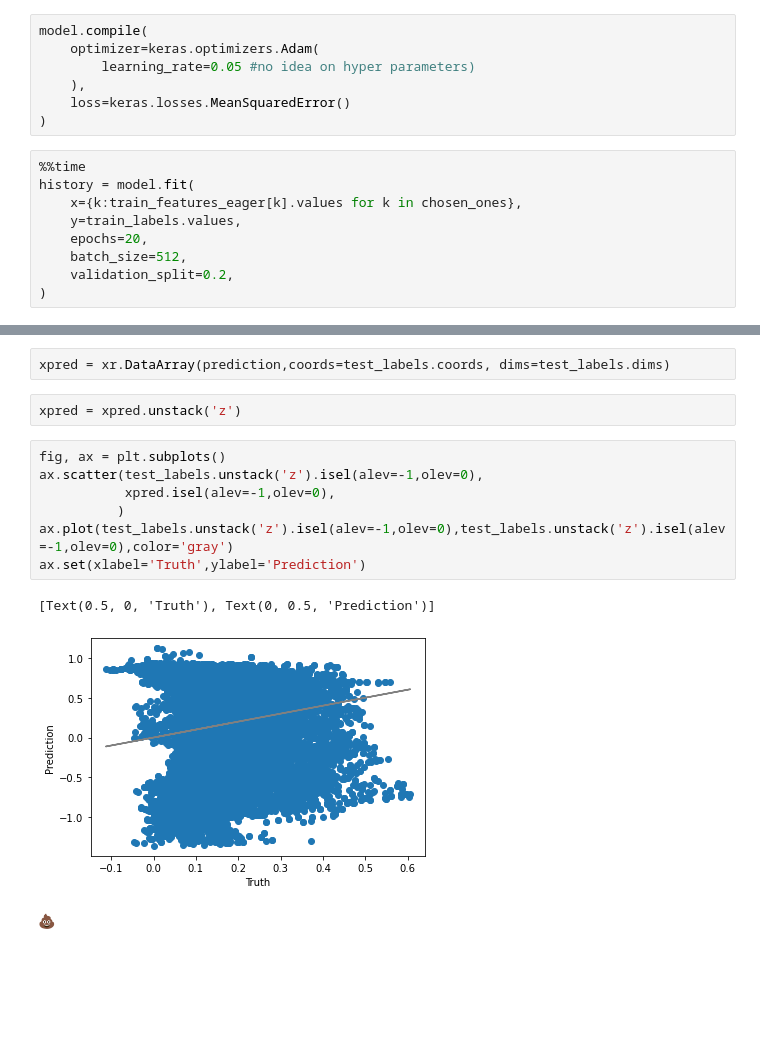
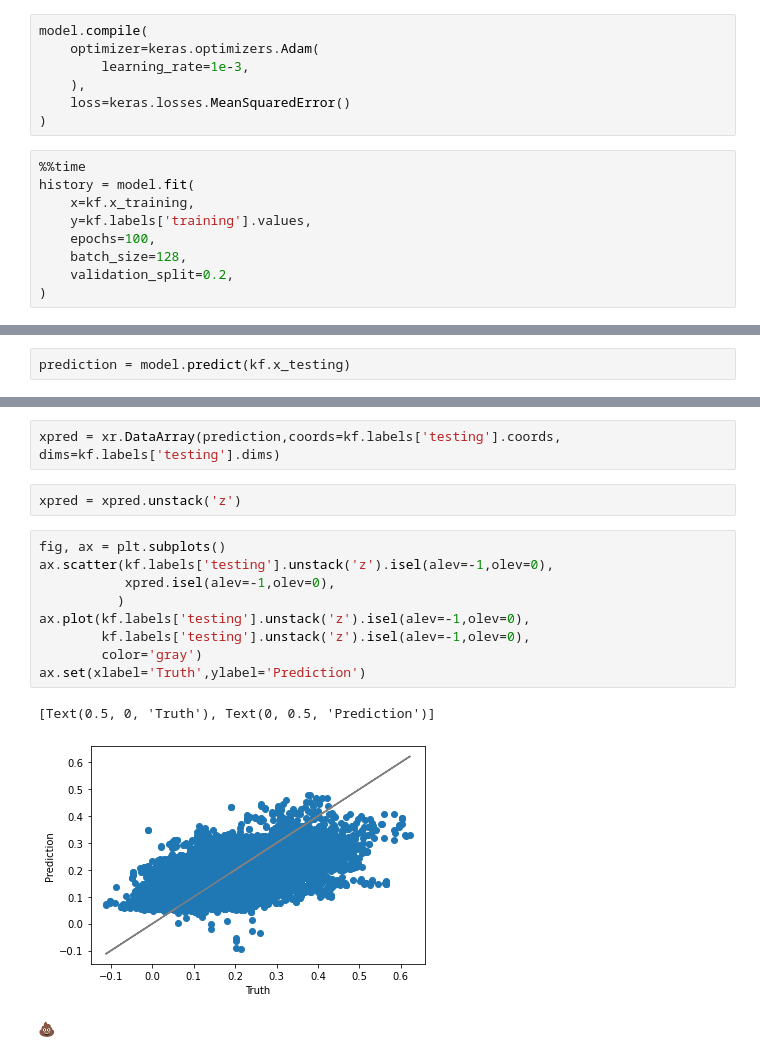
Before and after one commit to timothyas/mlcdc, a Jupyter notebook: notebooks/linear_regression.ipynb, the cells around one changed output, grey strips where cells are left out. Saved outputs shown, nothing was run; the diff lists cells and outputs as text; blank space fills up the shorter version.

```diff
--- a/notebooks/linear_regression.ipynb
+++ b/notebooks/linear_regression.ipynb
@@ -464,17 +185,17 @@ and [keras optimizers](https://keras.io/api/optimizers/)
 # %%
 model.compile(
     optimizer=keras.optimizers.Adam(
-        learning_rate=0.05 #no idea on hyper parameters)
+        learning_rate=1e-3,
     ),
     loss=keras.losses.MeanSquaredError()
 )
 # %%
 %%time
 history = model.fit(
-    x={k:train_features_eager[k].values for k in chosen_ones},
-    y=train_labels.values,
-    epochs=20,
-    batch_size=512,
+    x=kf.x_training,
+    y=kf.labels['training'].values,
+    epochs=100,
+    batch_size=128,
     validation_split=0.2,
 )
 # %% [output]
@@ -520,0 +238,2 @@ prediction = model.predict({k:test_features_eager[k].values for k in test_featur
+# %%
+prediction = model.predict(kf.x_testing)
@@ -521,16 +242,18 @@ prediction = model.predict({k:test_features_eager[k].values for k in test_featur
 # %%
-xpred = xr.DataArray(prediction,coords=test_labels.coords, dims=test_labels.dims)
+xpred = xr.DataArray(prediction,coords=kf.labels['testing'].coords, dims=kf.labels['testing'].dims)
 # %%
 xpred = xpred.unstack('z')
 # %%
 fig, ax = plt.subplots()
-ax.scatter(test_labels.unstack('z').isel(alev=-1,olev=0),
+ax.scatter(kf.labels['testing'].unstack('z').isel(alev=-1,olev=0),
            xpred.isel(alev=-1,olev=0),
           )
-ax.plot(test_labels.unstack('z').isel(alev=-1,olev=0),test_labels.unstack('z').isel(alev=-1,olev=0),color='gray')
+ax.plot(kf.labels['testing'].unstack('z').isel(alev=-1,olev=0),
+        kf.labels['testing'].unstack('z').isel(alev=-1,olev=0),
+        color='gray')
 ax.set(xlabel='Truth',ylabel='Prediction')
 # %% [output]
 [Text(0.5, 0, 'Truth'), Text(0, 0.5, 'Prediction')]
-[figure, old version]
+[figure, new version]
 # %% [markdown]
 💩
```
Also changed, not shown: parts of 79 cells of this notebook, 13 other files.
